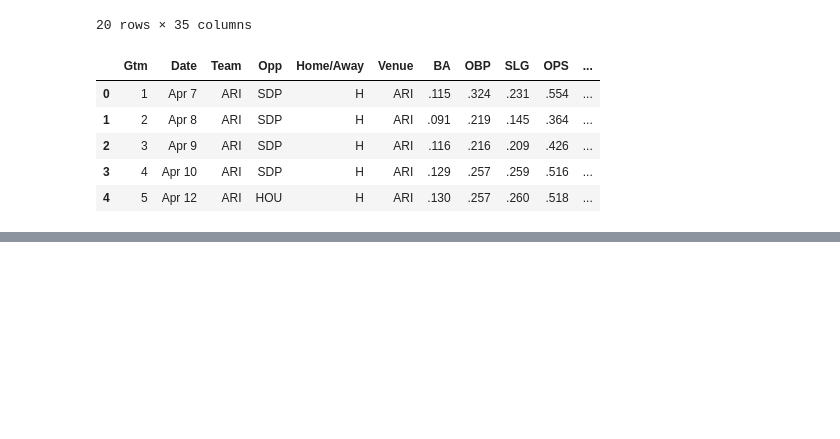
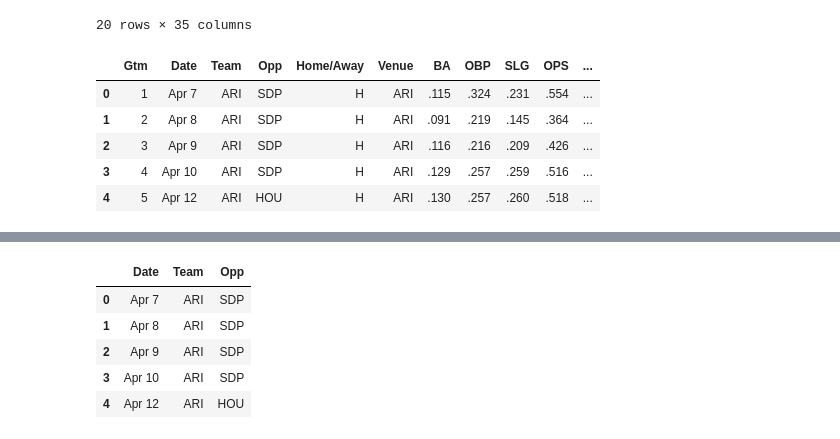
Before and after one commit to lucasjfsmith/pro-venue-tracker, a Jupyter notebook: Batting Pitching Data/2022_team_batting.ipynb, the cells around one changed output, grey strips where cells are left out. Drawn from its saved outputs; the diff is of its cells as text; code cells hidden in the pictures; blank space fills up the shorter version.

```diff
--- a/Batting Pitching Data/2022_team_batting.ipynb
+++ b/Batting Pitching Data/2022_team_batting.ipynb
@@ -171,0 +225,9 @@ memory usage: 490.5+ KB
+# %%
+batting_2022_df[['Date', 'Team', 'Opp']].head()
+# %% [output]
+|  | Date | Team | Opp |
+| 0 | Apr 7 | ARI | SDP |
+| 1 | Apr 8 | ARI | SDP |
+| 2 | Apr 9 | ARI | SDP |
+| 3 | Apr 10 | ARI | SDP |
+| 4 | Apr 12 | ARI | HOU |
```
Also changed, not shown: parts of 8 cells of this notebook.
